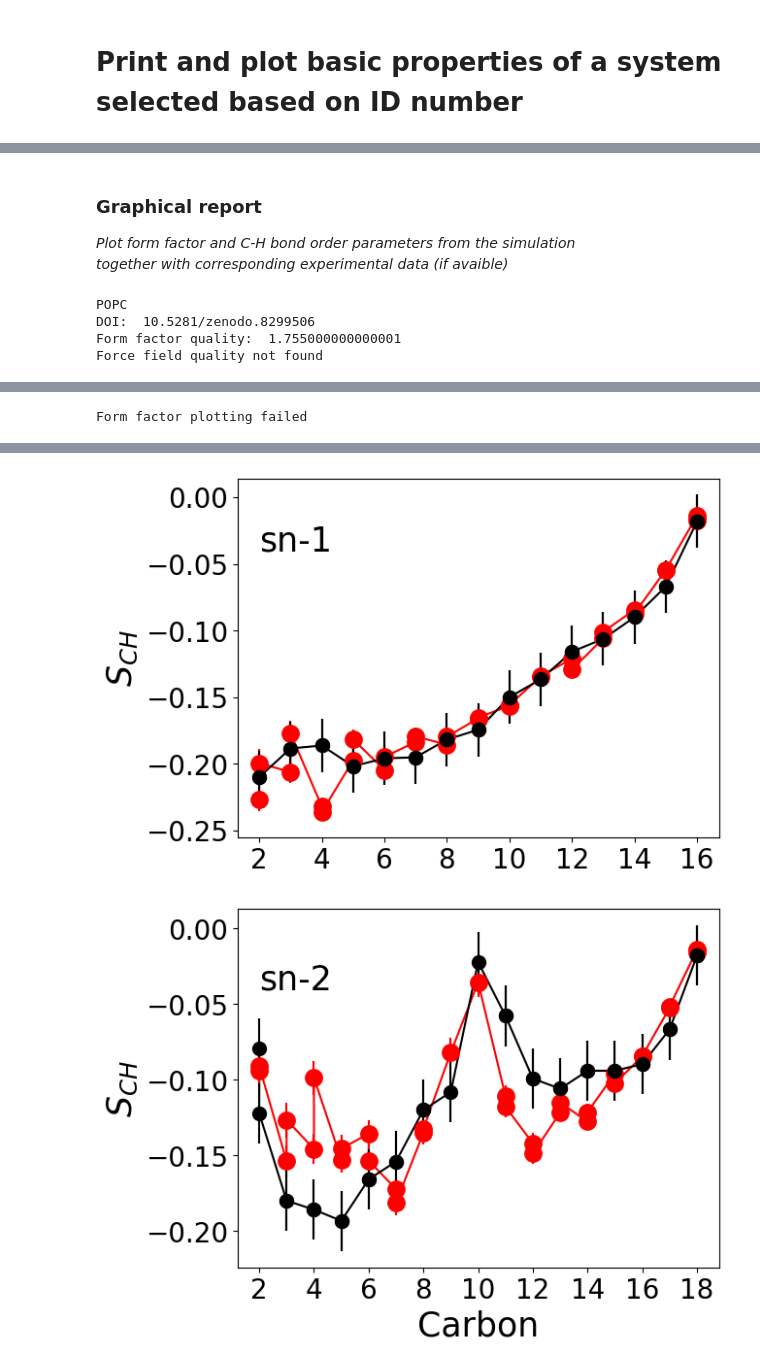
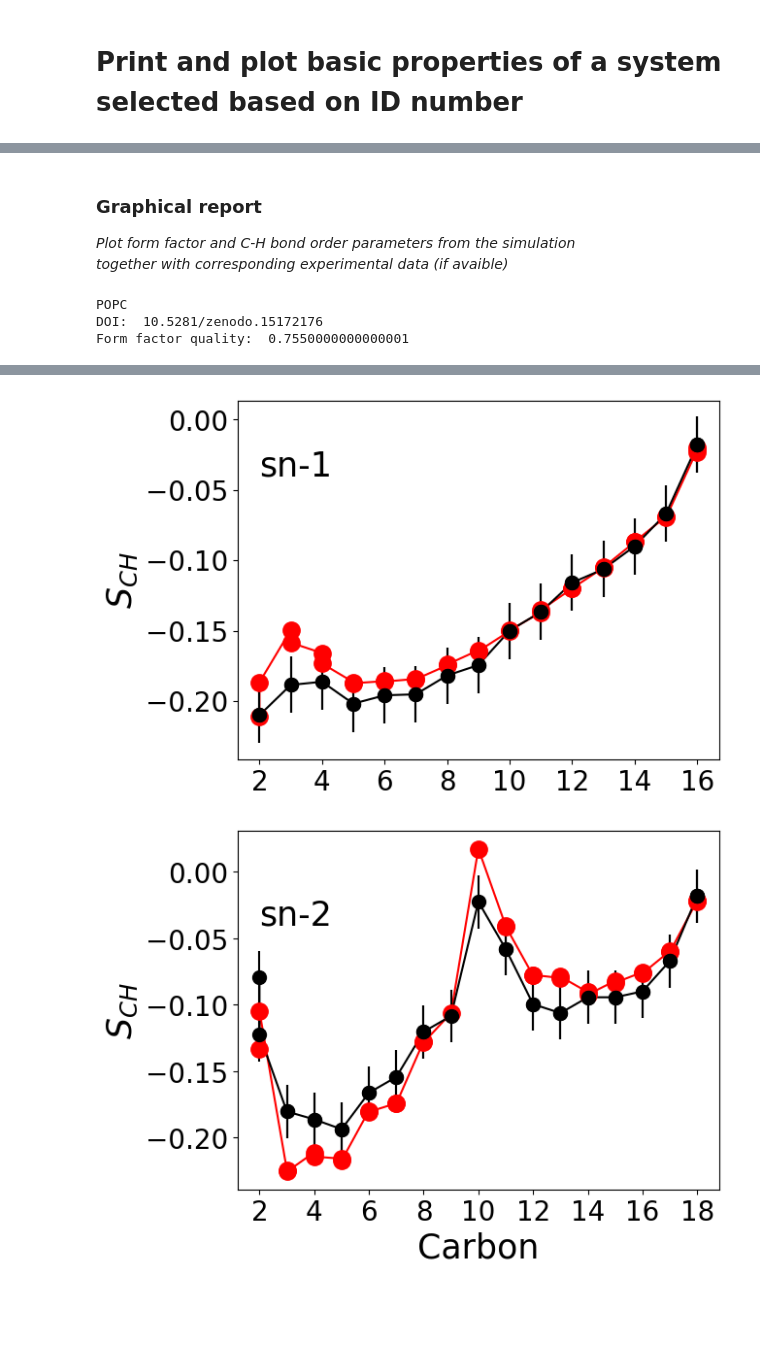
Before and after one commit to yetulaxman/databank-template, a Jupyter notebook: scripts/plotSimulation.ipynb, the cells around one changed output, grey strips where cells are left out. Cells and saved outputs as stored; diff of their text form; code cells hidden in the pictures; blank space fills up the shorter version.

```diff
--- a/scripts/plotSimulation.ipynb
+++ b/scripts/plotSimulation.ipynb
@@ -79,6 +79,6 @@ _together with corresponding experimental data (if avaible)_ \n'''))
         print(lipid)
         plotSimulation(system, lipid)
 # %%
-genReport(761)
+genReport(830)
 # %% [output]
 
@@ -99,6 +99,5 @@ POPC: 25.762383882109376
 _Plot form factor and C-H bond order parameters from the simulation_
 _together with corresponding experimental data (if avaible)_
 POPC
-DOI:  10.5281/zenodo.8299506
-Form factor quality:  1.755000000000001
-Force field quality not found
+DOI:  10.5281/zenodo.15172176
+Form factor quality:  0.7550000000000001
@@ -106 +104,0 @@ Force field quality not found
-Form factor plotting failed
@@ -108,3 +106,3 @@ Form factor plotting failed
-[figure, old version]
+[figure, new version]
-[figure, old version]
+[figure, new version]
 # %%
```
Also changed, not shown: parts of 4 cells of this notebook, 1 other file.
